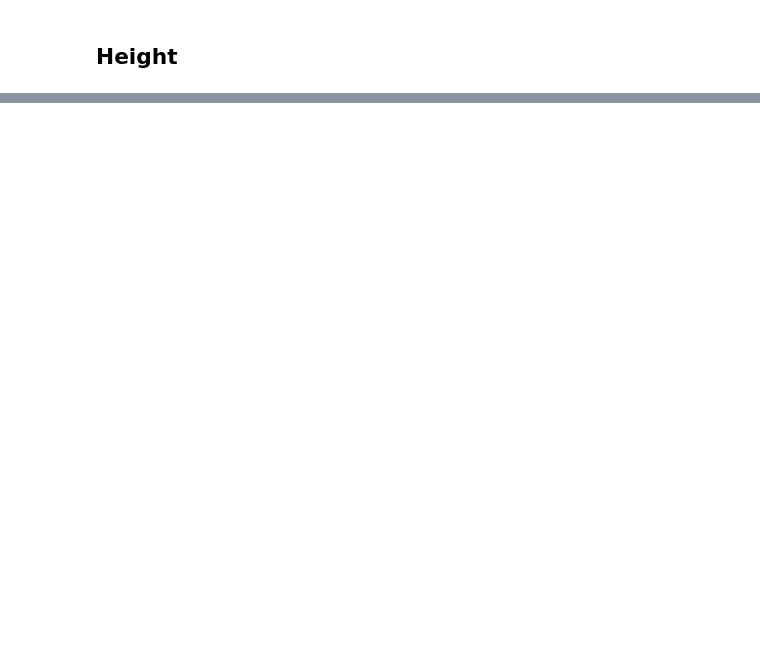
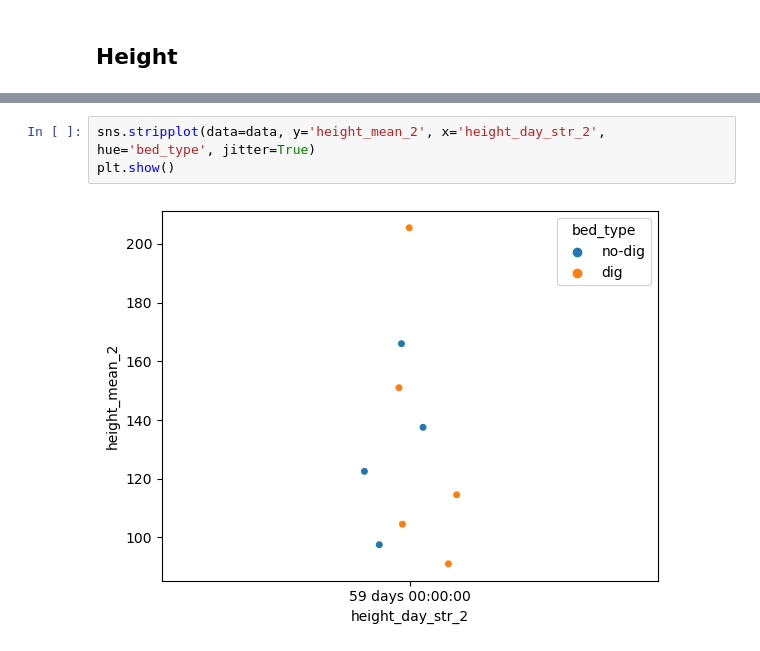
Before and after one commit to Brebbox/ebg, a Jupyter notebook: S1 - No-dig/analysis.ipynb, the cells around one changed output, grey strips where cells are left out. Saved outputs shown, nothing was run; the diff lists cells and outputs as text; blank space fills up the shorter version.

```diff
--- a/S1 - No-dig/analysis.ipynb
+++ b/S1 - No-dig/analysis.ipynb
@@ -85 +86,6 @@ plt.show()
+# %%
+sns.stripplot(data=data, y='height_mean_2', x='height_day_str_2', hue='bed_type', jitter=True)
+plt.show()
+# %% [output]
+[figure, added]
 # %%
```
Also changed, not shown: parts of 11 cells of this notebook, 1 other file.
